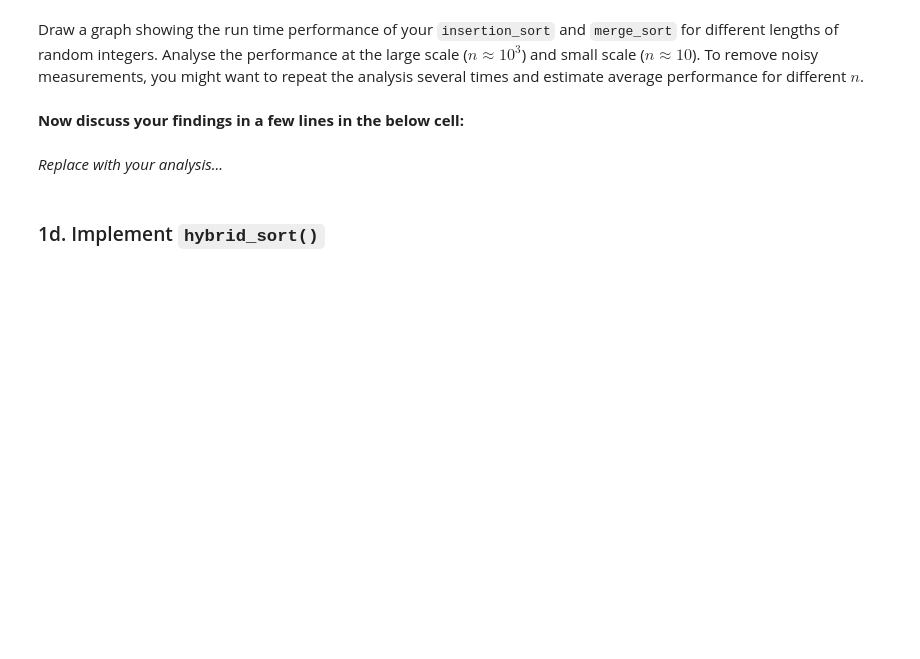
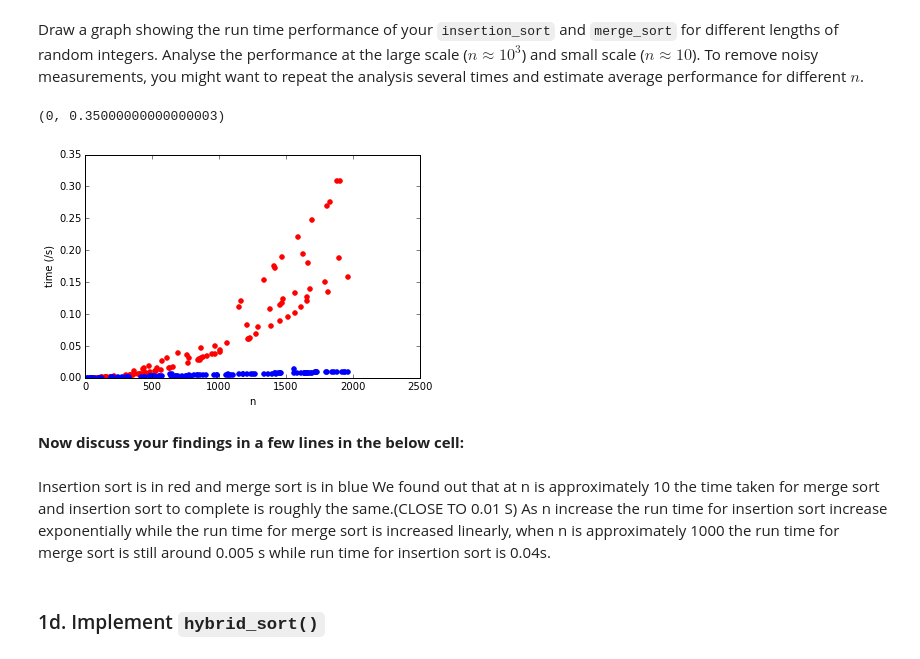
Before and after one commit to JimmyLzy/AlgorithmsCoursework_53, a Jupyter notebook: CW1-1 Sort.ipynb, the cells around one changed output. Drawn from its saved outputs; the diff is of its cells as text; code cells hidden in the pictures; blank space fills up the shorter version.

Commit message:
Hybrid sort and graph plotted

```diff
--- a/CW1-1 Sort.ipynb
+++ b/CW1-1 Sort.ipynb
@@ -141,7 +136,39 @@ n_merge = []
+# %%
+t_insertion = []
+n_insertion = []
+t_merge = []
+n_merge = []
+
+runTimes = 5
+#for i in range(runTimes):
+
+# build 100 lists to test
+random_lists_insertion = [rand_list() for i in range(100)]
+random_lists_merge = [rand_list() for i in range(100)]
+
+for r_list in random_lists_insertion:
+     #putting run time for insertion and merge and their lengths into the lists
+    t_insertion.append(time_f(lambda: insertion_sort(r_list)))
+    n_insertion.append(len(r_list))
+for r_list in random_lists_merge:
+    t_merge.append(time_f(lambda: merge_sort(r_list)))
+    n_merge.append(len(r_list))
+
+plt.scatter(n_insertion, t_insertion, color = 'red')
+plt.scatter(n_merge, t_merge, color = 'blue')
+plt.xlabel('n')
+plt.ylabel('time (/s)')
+plt.xlim(0)
+plt.ylim(0)
+# %% [output]
+(0, 0.35000000000000003)
+[figure, added]
 # %% [markdown]
 **Now discuss your findings in a few lines in the below cell:**
-# %% [markdown]
-*Replace with your analysis...*
+# %% [markdown]
+Insertion sort is in red and merge sort is in blue
+We found out that at n is approximately 10 the time taken for merge sort and insertion sort to complete is roughly the same.(CLOSE TO 0.01 S)
+As n increase the run time for insertion sort increase exponentially while the run  time for merge sort is increased linearly, when n is approximately 1000 the run time for merge sort is still around 0.005 s while run time for insertion sort is 0.04s.
 # %% [markdown]
 ### 1d. Implement `hybrid_sort()`
 # %% [markdown]
```
Also changed, not shown: parts of 8 cells of this notebook.
